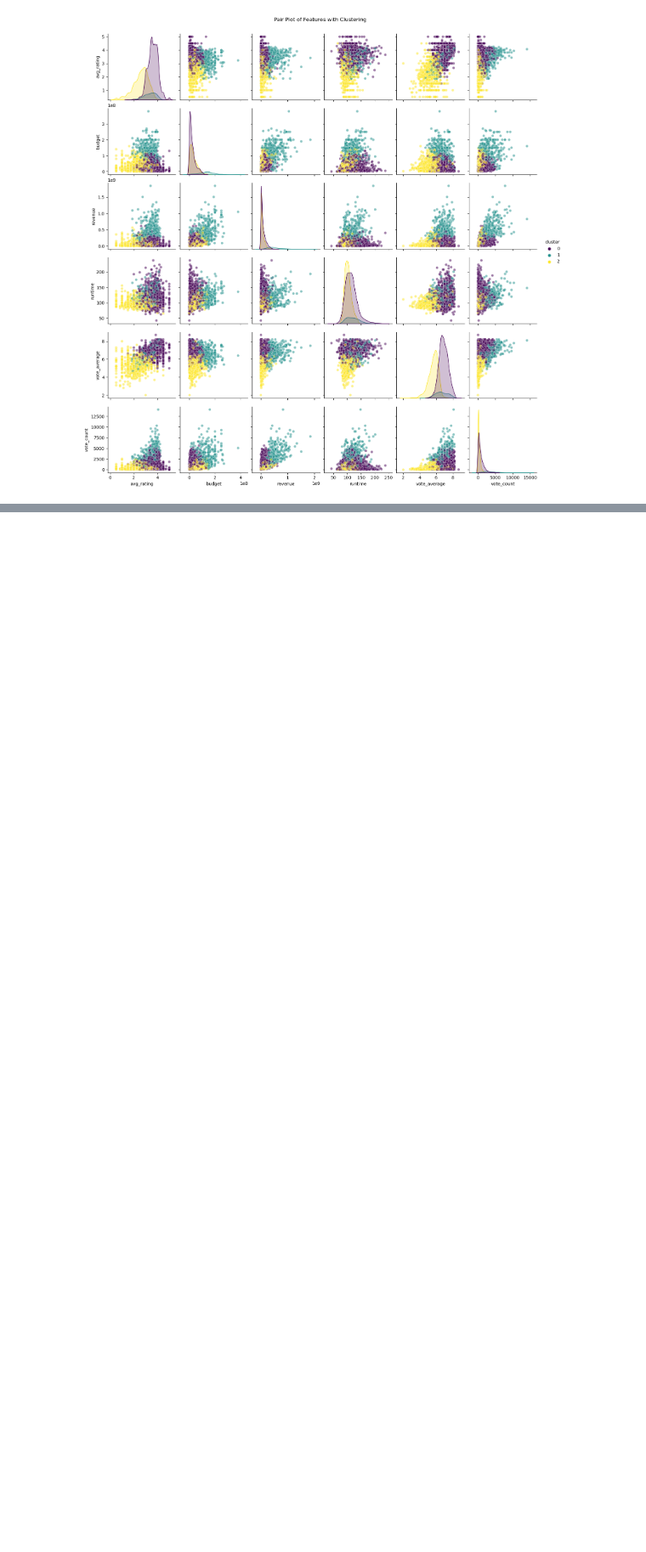
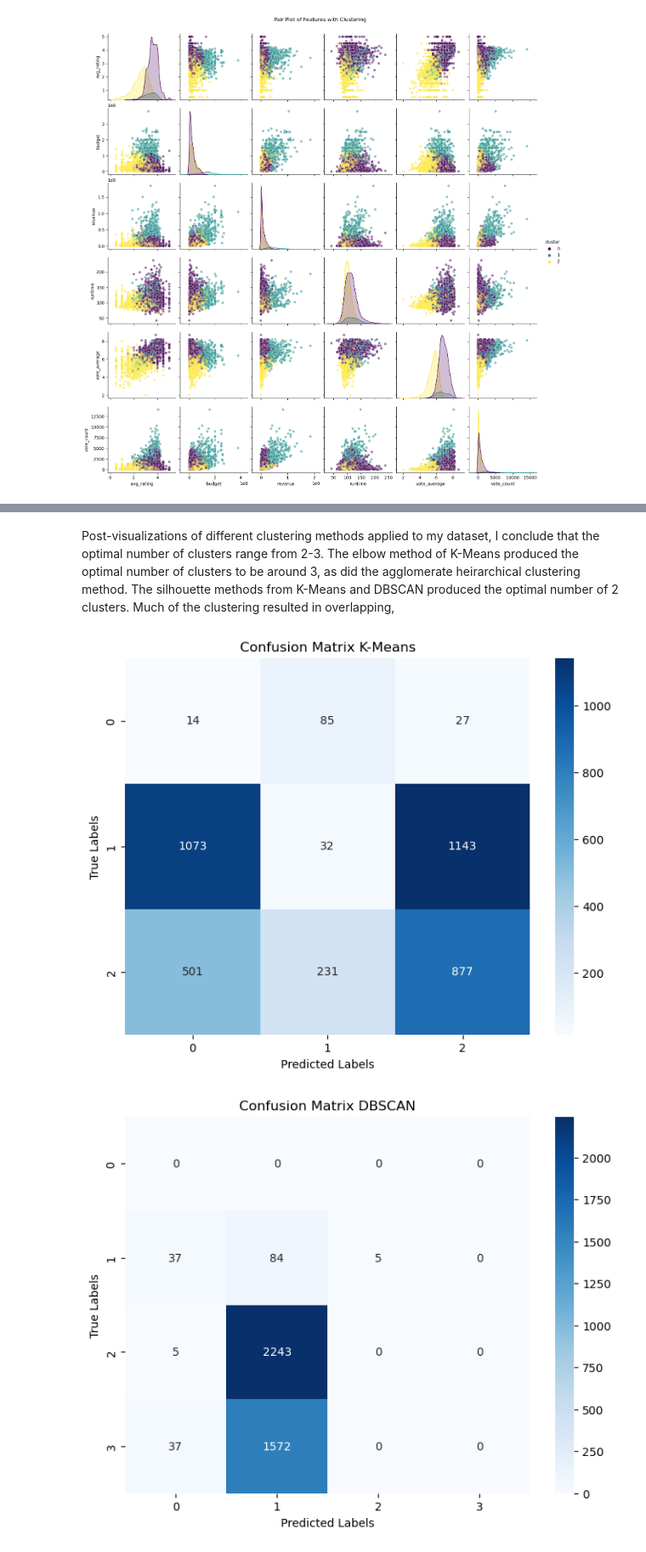
Before and after one commit to anly501/dsan-5000-project-samjmoon, a Jupyter notebook: dsan-website/5000-website/clustering/clustering.ipynb, the cells around one changed output, grey strips where cells are left out. Shown at 85% size. Drawn from its saved outputs; the diff is of its cells as text; code cells hidden in the pictures; blank space fills up the shorter version.

```diff
--- a/dsan-website/5000-website/clustering/clustering.ipynb
+++ b/dsan-website/5000-website/clustering/clustering.ipynb
@@ -201,9 +231,9 @@ By visualizing the dendrogram, I conclude that the optimal number of clusters is
 # %%
 #final results with n_clusters = 3
 ag_model = AgglomerativeClustering(n_clusters=3, affinity='euclidean', linkage='ward')
-labels = ag_model.fit_predict(X)
+hc_labels = ag_model.fit_predict(X)
 
-feature_df['cluster'] = labels
+feature_df['cluster'] = hc_labels
 
 #visualize clustering across all features
 sns.pairplot(feature_df, hue='cluster', palette='viridis', plot_kws={'alpha': 0.5})
@@ -213,0 +246,29 @@ plt.show()
+# %% [markdown]
+Post-visualizations of different clustering methods applied to my dataset, I conclude that the optimal number of clusters range from 2-3. The elbow method of K-Means produced the optimal number of clusters to be around 3, as did the agglomerate heirarchical clustering method. The silhouette methods from K-Means and DBSCAN produced the optimal number of 2 clusters. Much of the clustering resulted in overlapping,
+# %%
+from sklearn.metrics import confusion_matrix
+from sklearn.preprocessing import LabelEncoder
+
+#enumerate popularity column
+label_encoder = LabelEncoder()
+movie_df['popularity' + '_numerical'] = label_encoder.fit_transform(movie_df['popularity'])
+true_labels = movie_df['popularity_numerical']
+
+conf_matrix_kmeans = confusion_matrix(true_labels, kmeans_labels)
+conf_matrix_dbscan = confusion_matrix(true_labels, dbscan_labels)
+conf_matrix_hc = confusion_matrix(true_labels, hc_labels)
+
+conf_matrices = [conf_matrix_kmeans, conf_matrix_dbscan, conf_matrix_hc]
+algorithm_names = ['K-Means', 'DBSCAN', 'Hierarchical Clustering']
+
+for i, algorithm_names in zip(conf_matrices, algorithm_names):
+
+    plt.figure(figsize=(8, 6))
+    sns.heatmap(i, annot=True, fmt='d', cmap='Blues', xticklabels=True, yticklabels=True)
+    plt.xlabel('Predicted Labels')
+    plt.ylabel('True Labels')
+    plt.title(f'Confusion Matrix {algorithm_names}')
+    plt.show()
+# %% [output]
+[figure, added]
+[figure, added]
```
Also changed, not shown: parts of 10 cells of this notebook, 34 other files.
